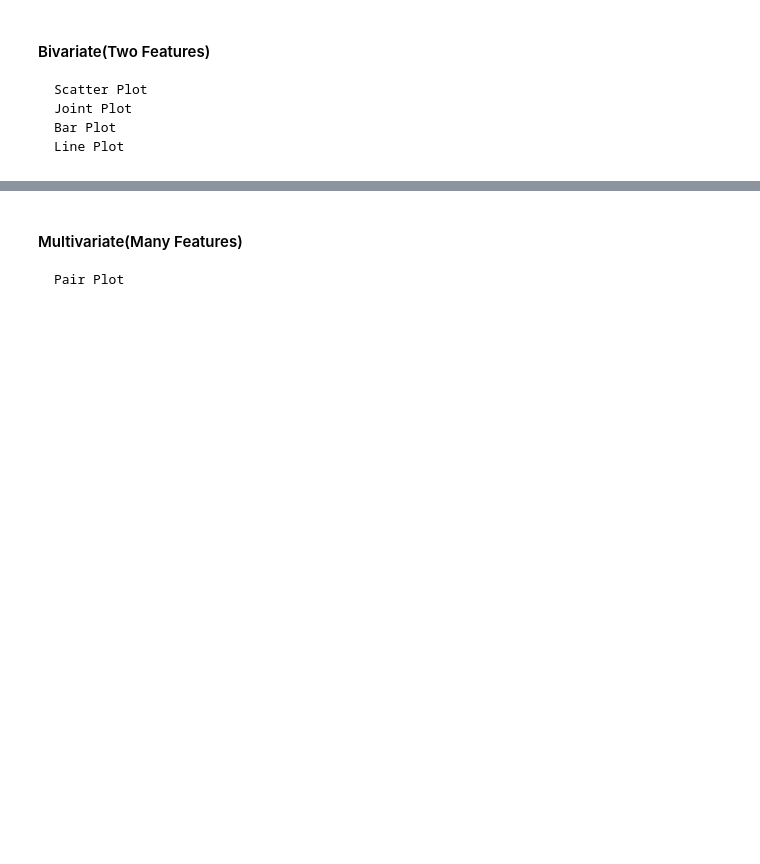
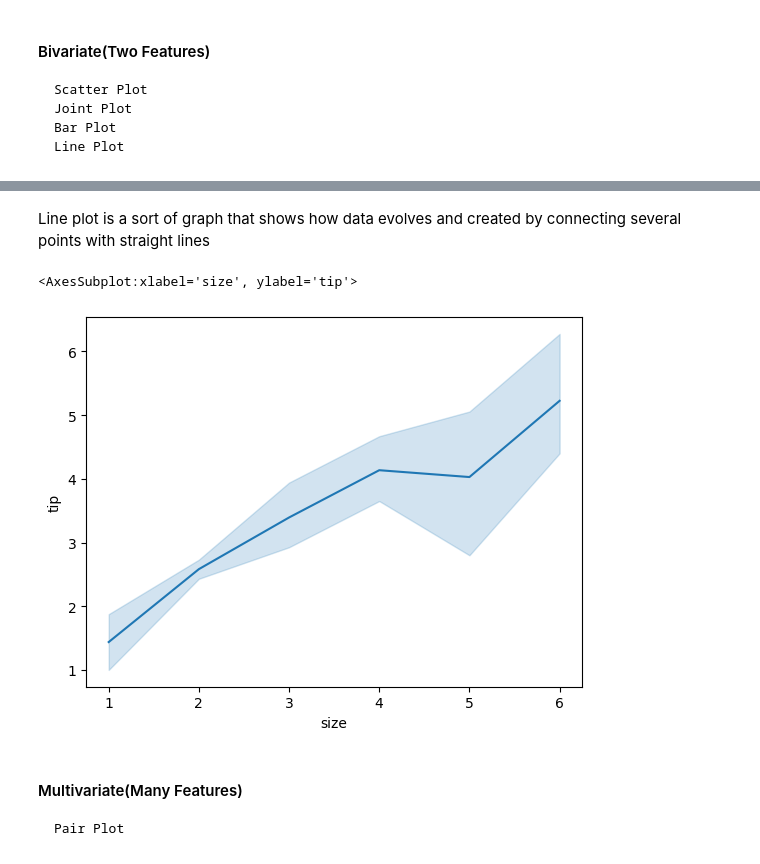
Before and after one commit to madhanl6/Seaborn_viz, a Jupyter notebook: Visualizations.ipynb, the cells around one changed output, grey strips where cells are left out. Saved outputs shown, nothing was run; the diff lists cells and outputs as text; code cells hidden in the pictures; blank space fills up the shorter version.

```diff
--- a/Visualizations.ipynb
+++ b/Visualizations.ipynb
@@ -74,3 +99,10 @@ sns.jointplot(x = "mpg", y = "acceleration",kind = "scatter", data = df3)
+# %% [markdown]
+Line plot is a sort of graph that shows how data evolves and created by connecting several points with straight lines
+# %%
+sns.lineplot(x='size', y='tip', data=df2)
+# %% [output]
+<AxesSubplot:xlabel='size', ylabel='tip'>
+[figure, added]
 # %% [markdown]
 #### Multivariate(Many Features)
 
```
Also changed, not shown: parts of 7 cells of this notebook.
